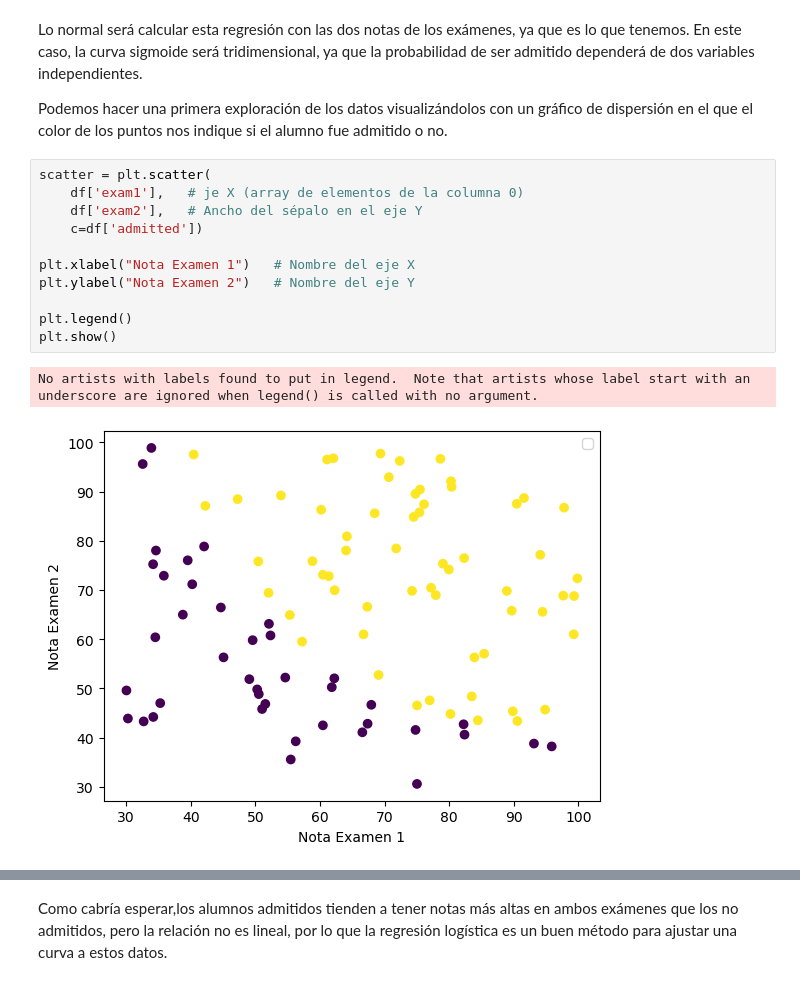
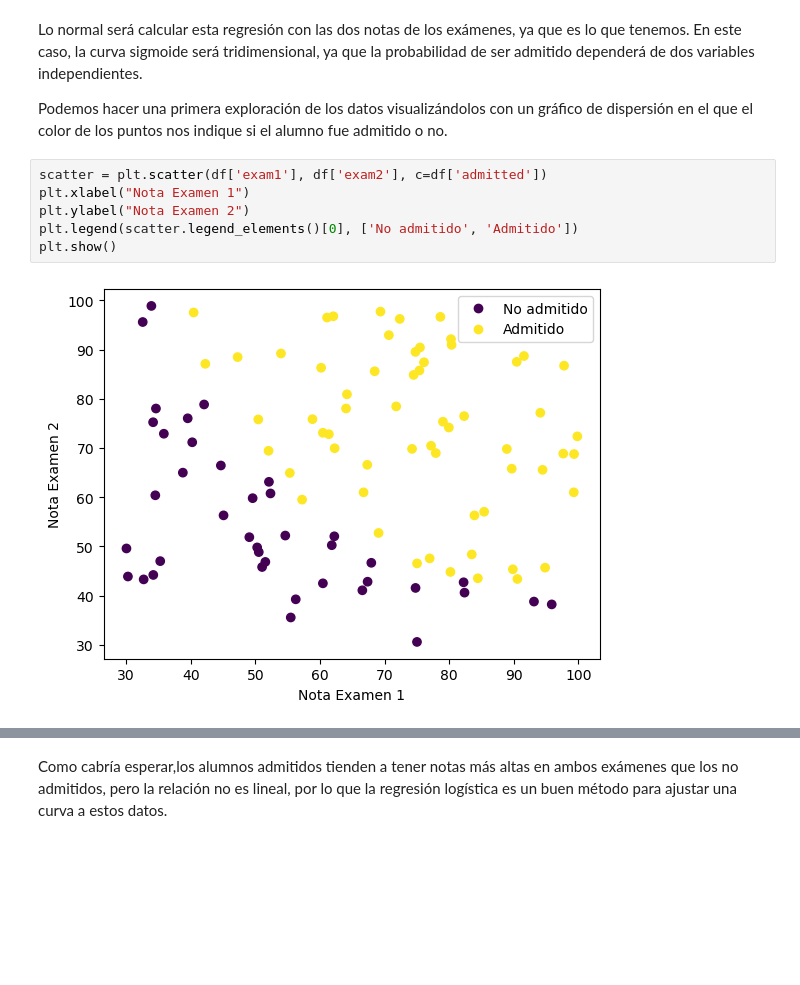
Before and after one commit to avidaldo/ia23, a Jupyter notebook: algoritmos/regresion_logistica.ipynb, the cells around one changed output, grey strips where cells are left out. Saved outputs shown, nothing was run; the diff lists cells and outputs as text; blank space fills up the shorter version.

```diff
--- a/algoritmos/regresion_logistica.ipynb
+++ b/algoritmos/regresion_logistica.ipynb
@@ -164,19 +164,13 @@ Lo normal será calcular esta regresión con las dos notas de los exámenes, ya
 
 Podemos hacer una primera exploración de los datos visualizándolos con un gráfico de dispersión en el que el color de los puntos nos indique si el alumno fue admitido o no.
 # %%
-scatter = plt.scatter(
-    df['exam1'],   # je X (array de elementos de la columna 0)
-    df['exam2'],   # Ancho del sépalo en el eje Y
-    c=df['admitted'])
-
-plt.xlabel("Nota Examen 1")   # Nombre del eje X
-plt.ylabel("Nota Examen 2")   # Nombre del eje Y
-
-plt.legend()
+scatter = plt.scatter(df['exam1'], df['exam2'], c=df['admitted'])
+plt.xlabel("Nota Examen 1")
+plt.ylabel("Nota Examen 2")
+plt.legend(scatter.legend_elements()[0], ['No admitido', 'Admitido'])
 plt.show()
 # %% [output]
-No artists with labels found to put in legend.  Note that artists whose label start with an underscore are ignored when legend() is called with no argument.
-[figure, old version]
+[figure, new version]
 # %%
 fig = plt.figure()
 ax = plt.axes(projection='3d')
```
Also changed, not shown: parts of 5 cells of this notebook, 1 other file.
